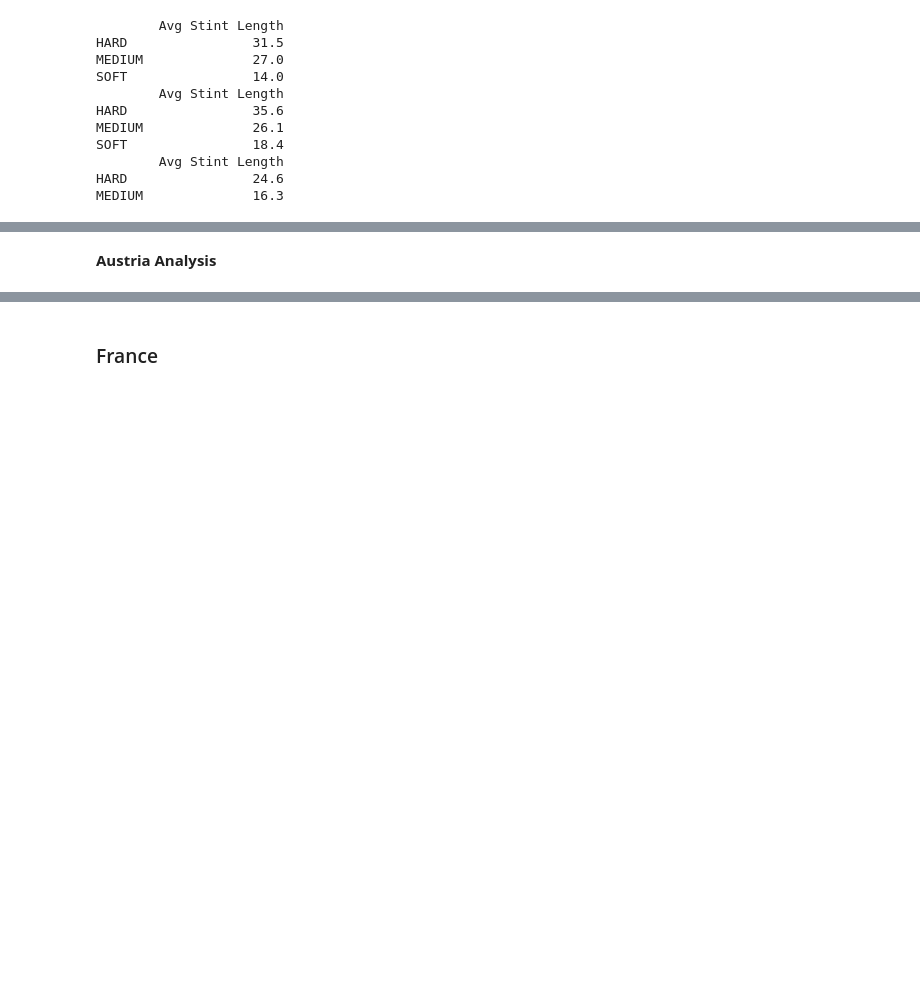
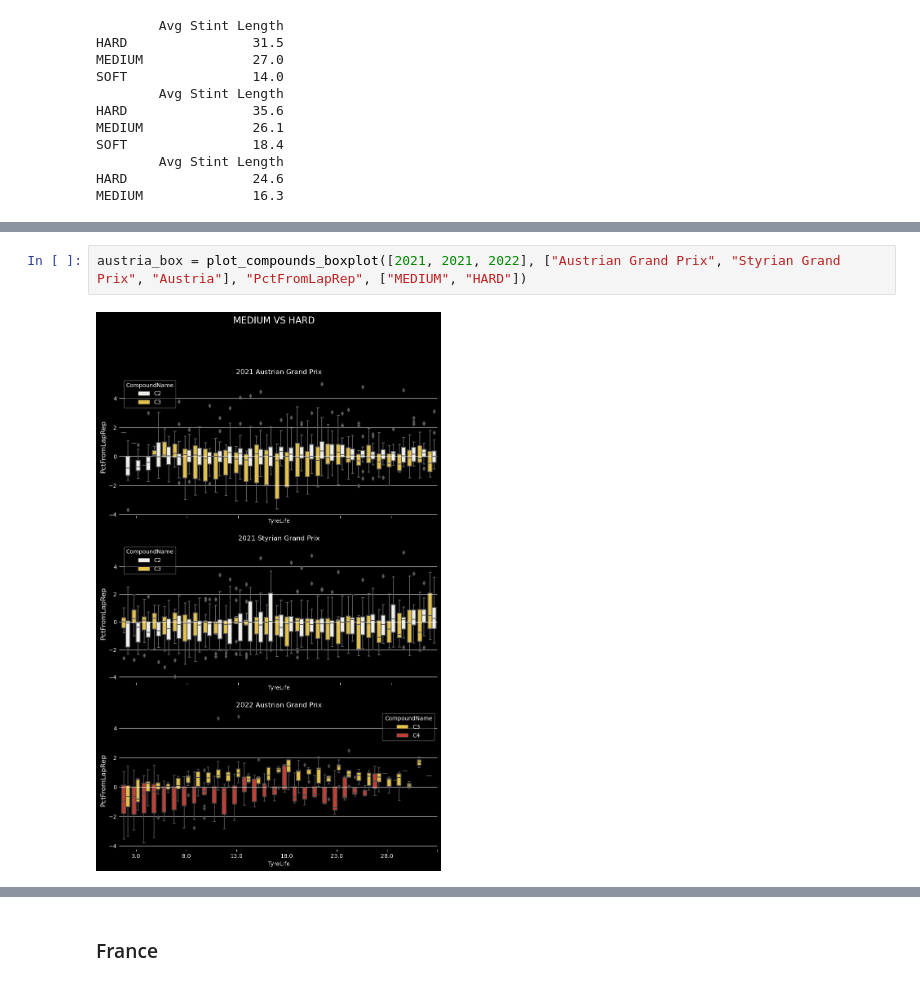
Before and after one commit to Casper-Guo/F1-Data-Visualization, a Jupyter notebook: visualization.ipynb, the cells around one changed output, grey strips where cells are left out. Drawn from its saved outputs; the diff is of its cells as text; blank space fills up the shorter version.

```diff
--- a/visualization.ipynb
+++ b/visualization.ipynb
@@ -1074,4 +1080,6 @@ austria_line = plot_compounds_lineplot([2021, 2021, 2022], ["Austrian Grand Prix
 # %% [output]
 [figure]
-# %% [markdown]
-**Austria Analysis**
+# %%
+austria_box = plot_compounds_boxplot([2021, 2021, 2022], ["Austrian Grand Prix", "Styrian Grand Prix", "Austria"], "PctFromLapRep", ["MEDIUM", "HARD"])
+# %% [output]
+[figure, added]
```
Also changed, not shown: parts of 6 cells of this notebook.
